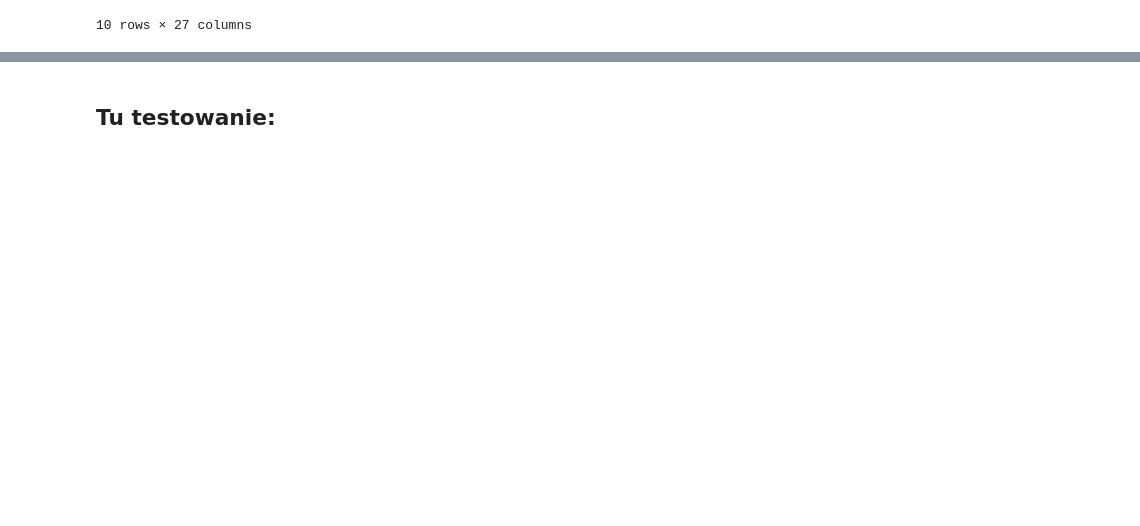
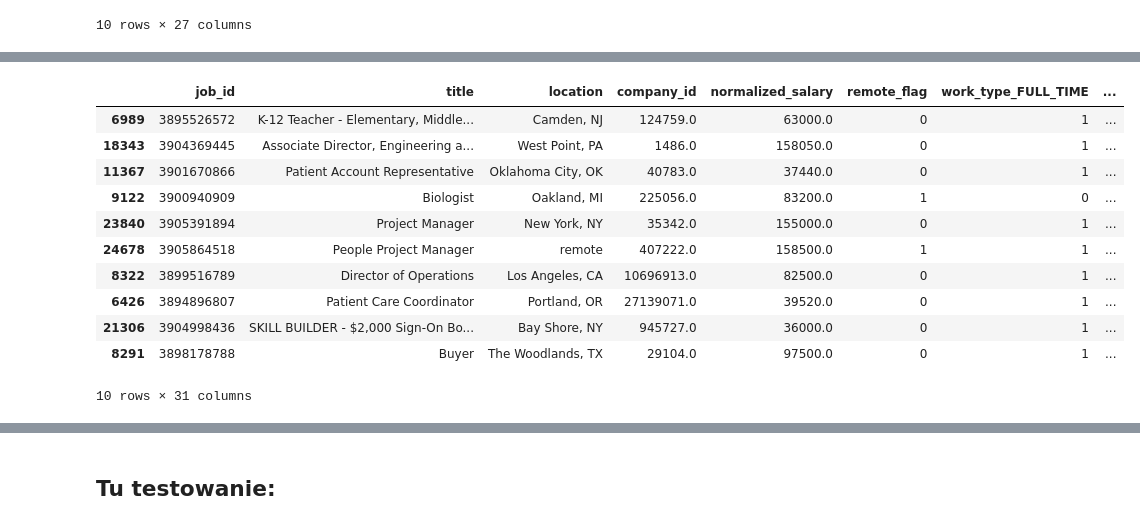
Before and after one commit to oliwiaaa333/BoAI-Project, a Jupyter notebook: data_cleaning.ipynb, the cells around one changed output, grey strips where cells are left out. Drawn from its saved outputs; the diff is of its cells as text; code cells hidden in the pictures; blank space fills up the shorter version.

```diff
--- a/data_cleaning.ipynb
+++ b/data_cleaning.ipynb
@@ -819,0 +1155,15 @@ postings_final.sample(10, random_state=42)
+# %%
+df_with_geo.sample(10)
+# %% [output]
+|  | job_id | title | location | company_id | normalized_salary | remote_flag | work_type_FULL_TIME | ... |
+| 6989 | 3895526572 | K-12 Teacher - Elementary, Middle... | Camden, NJ | 124759.0 | 63000.0 | 0 | 1 | ... |
+| 18343 | 3904369445 | Associate Director, Engineering a... | West Point, PA | 1486.0 | 158050.0 | 0 | 1 | ... |
+| 11367 | 3901670866 | Patient Account Representative | Oklahoma City, OK | 40783.0 | 37440.0 | 0 | 1 | ... |
+| 9122 | 3900940909 | Biologist | Oakland, MI | 225056.0 | 83200.0 | 1 | 0 | ... |
+| 23840 | 3905391894 | Project Manager | New York, NY | 35342.0 | 155000.0 | 0 | 1 | ... |
+| 24678 | 3905864518 | People Project Manager | remote | 407222.0 | 158500.0 | 1 | 1 | ... |
+| 8322 | 3899516789 | Director of Operations | Los Angeles, CA | 10696913.0 | 82500.0 | 0 | 1 | ... |
+| 6426 | 3894896807 | Patient Care Coordinator | Portland, OR | 27139071.0 | 39520.0 | 0 | 1 | ... |
+| 21306 | 3904998436 | SKILL BUILDER - $2,000 Sign-On Bo... | Bay Shore, NY | 945727.0 | 36000.0 | 0 | 1 | ... |
+| 8291 | 3898178788 | Buyer | The Woodlands, TX | 29104.0 | 97500.0 | 0 | 1 | ... |
+10 rows × 31 columns
```
Also changed, not shown: parts of 90 cells of this notebook, 2 other files.
